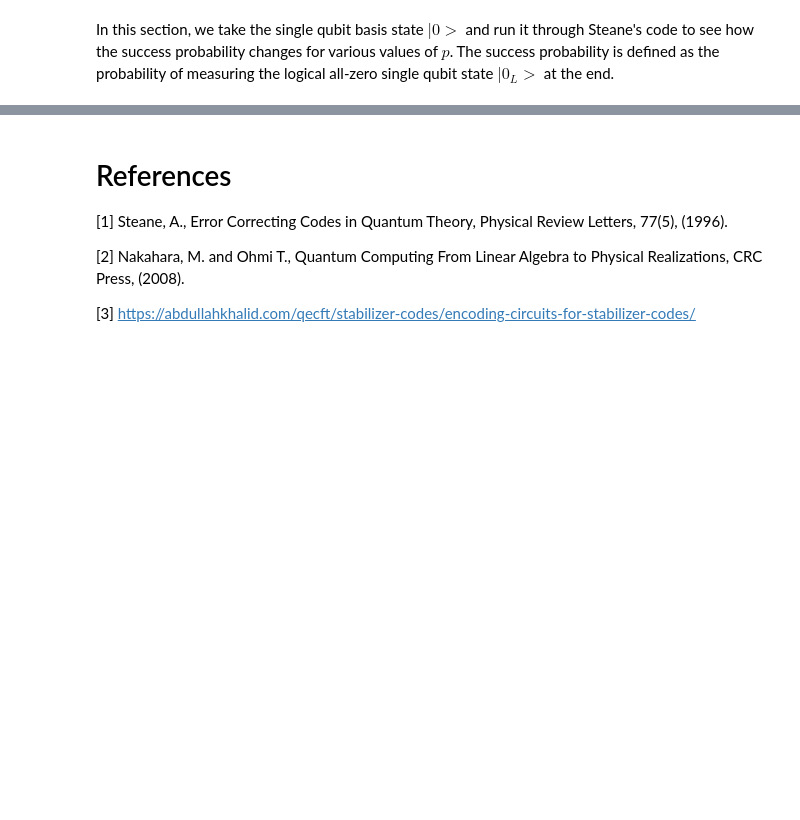
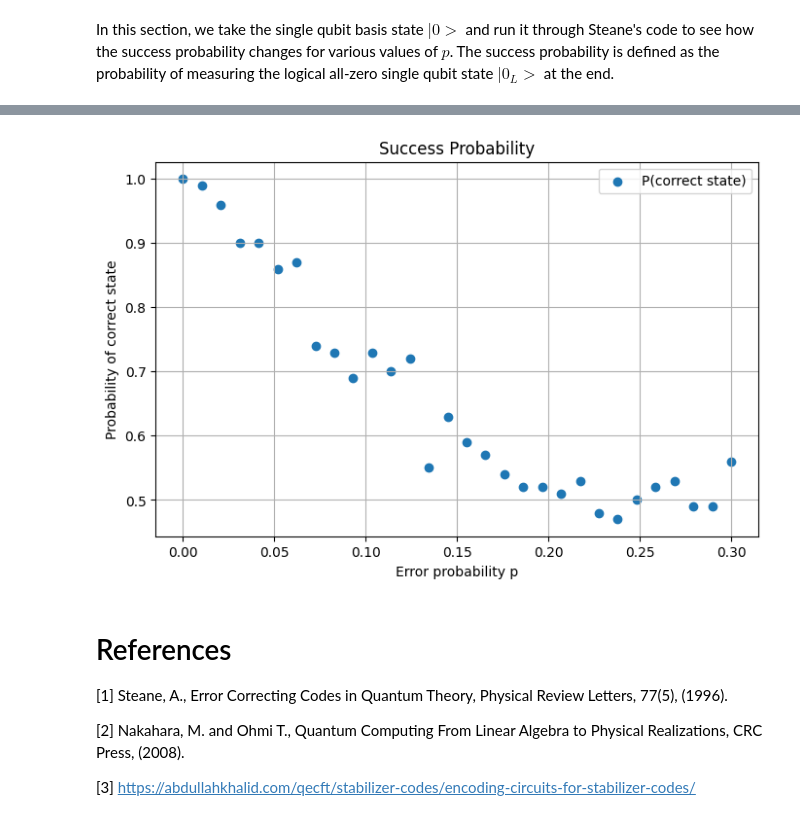
Before and after one commit to juliacen/Steane-Code, a Jupyter notebook: SteaneCode.ipynb, the cells around one changed output, grey strips where cells are left out. Saved outputs shown, nothing was run; the diff lists cells and outputs as text; code cells hidden in the pictures; blank space fills up the shorter version.

```diff
--- a/SteaneCode.ipynb
+++ b/SteaneCode.ipynb
@@ -350,15 +286,35 @@ Qubit <Qubit register=(7, "steane0"), index=6>: X error applied
 # %% [markdown]
 Let us use Qiskit's AerSimulator to how how our Steane's code perform.
+# %%
+def measure_steane(steane_qubits, steane_code):
+    # measure
+    steane_code.measure(steane_qubits, qubit_measurements)
 # %%
 simulator = AerSimulator()
 # %%
-rounds = 200
-# Transpile the circuit for the backend
-compiled_circuit = transpile(steane_code, simulator)
+# p=0.05
+# steane_code
+# encode(xstring, steane_qubits, steane_code)
+# steane_code.barrier()
+# error(p, steane_qubits, steane_code)
+# steane_code.barrier()
+# syndromeextraction(steane_qubits, qubits_for_X_checks, qubits_for_Z_checks, reg, steane_code, H)
+# steane_code.barrier()
+# errorcorrection(steane_qubits, reg, steane_code)
+# steane_code.barrier()
+# measure_steane(steane_qubits, steane_code)
+# display(steane_code.draw(output="mpl"))
 
-# Run the circuit
-job = simulator.run(compiled_circuit, shots=rounds)
+# rounds = 1000
+# # Transpile the circuit for the backend
+# compiled_circuit = transpile(steane_code, simulator)
 
-# Get the measurement counts
-counts = job.result().get_counts()
+# # Run the circuit
+# job = simulator.run(compiled_circuit, shots=rounds)
+
+# # Get the measurement counts
+# counts = job.result().get_counts()
+
+# # Print the counts
+# counts
 # %%
@@ -450,3 +426,15 @@ Qubit <Qubit register=(7, "steane0"), index=6>: X error applied
+# %%
+# plotting
+plt.figure(figsize=(8, 5))
+plt.scatter(p_values, prob_all, label="P(correct state)")
+plt.xlabel("Error probability p")
+plt.ylabel("Probability of correct state")
+plt.title("Success Probability")
+plt.grid(True)
+plt.legend()
+plt.show()
+# %% [output]
+[figure, added]
 # %% [markdown]
 # References
 
```
Also changed, not shown: parts of 12 cells of this notebook.
